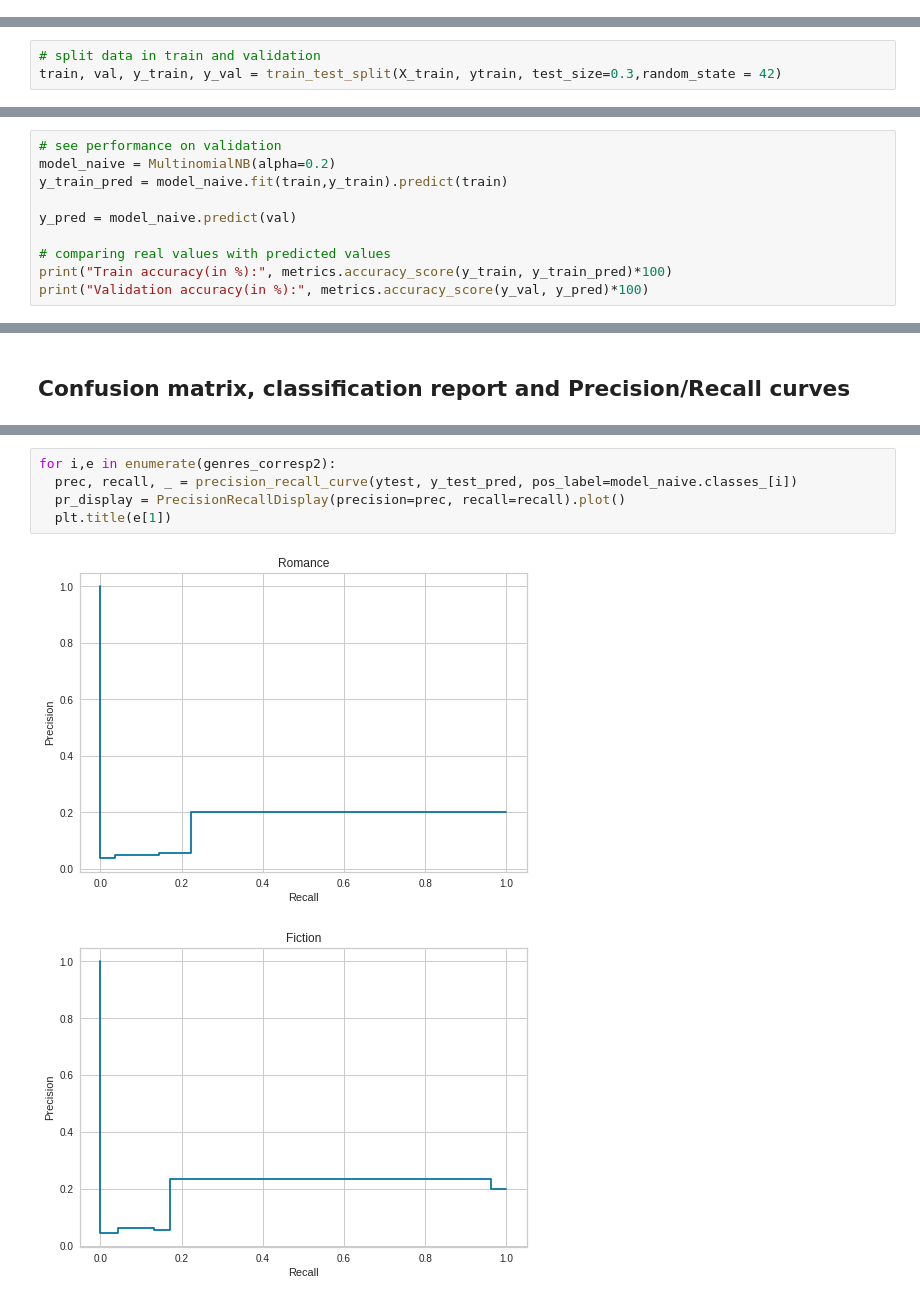
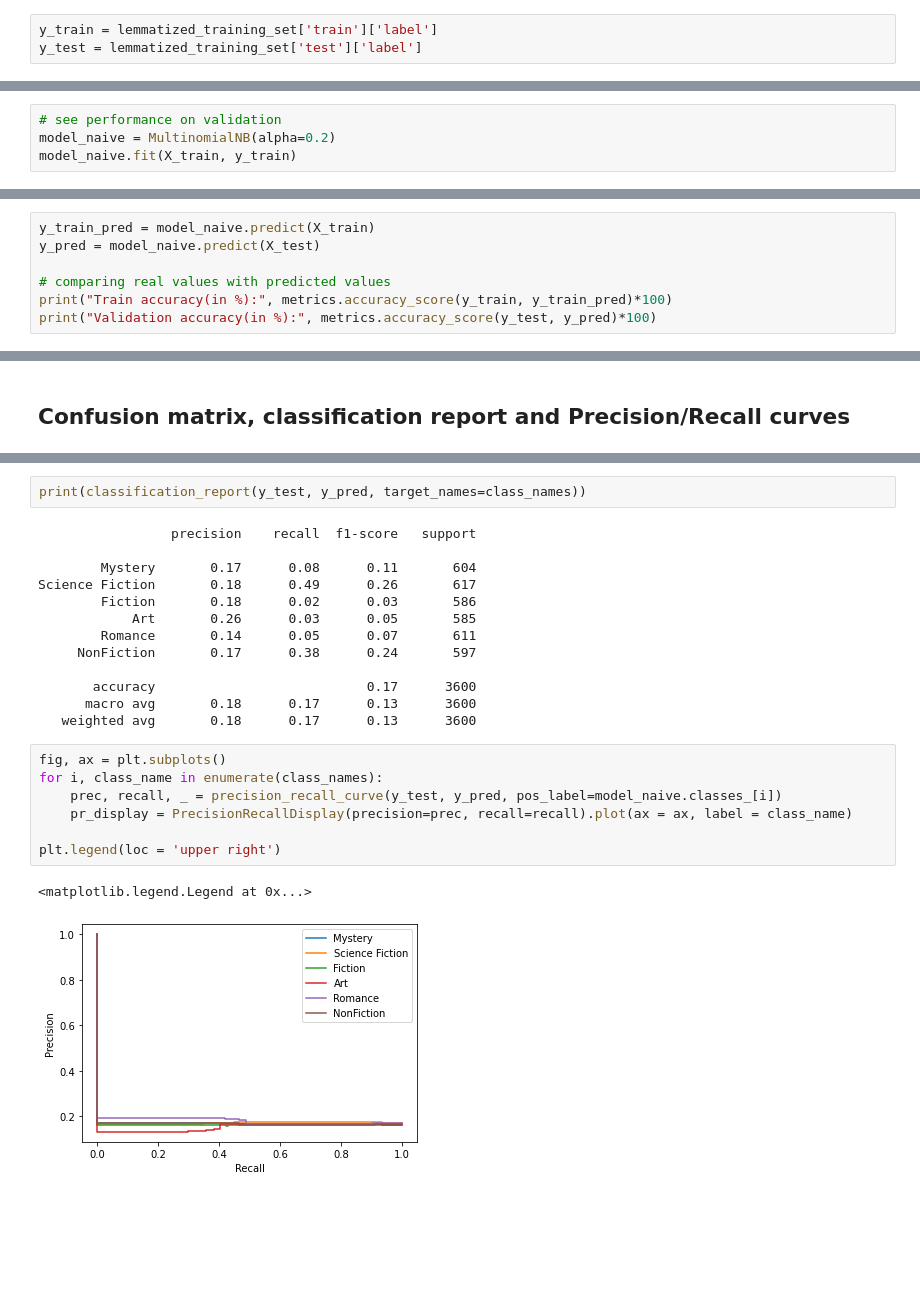
Before and after one commit to lwdovico/goodreads-book-reviews, a Jupyter notebook: Notebooks/03_Classification.ipynb, the cells around one changed output, grey strips where cells are left out. Cells and saved outputs as stored; diff of their text form; blank space fills up the shorter version.

```diff
--- a/Notebooks/03_Classification.ipynb
+++ b/Notebooks/03_Classification.ipynb
@@ -592,5 +445,9 @@ X_test = transformer.fit_transform(X_test).toarray()
+# %%
+y_train = lemmatized_training_set['train']['label']
+y_test = lemmatized_training_set['test']['label']
 # %% [markdown]
 ## Naive Bayes Classifier
-# %%
-# split data in train and validation
-train, val, y_train, y_val = train_test_split(X_train, ytrain, test_size=0.3,random_state = 42)
+# %%
+# see performance on validation
+model_naive = MultinomialNB(alpha=0.2)
+model_naive.fit(X_train, y_train)
@@ -597,11 +456,8 @@ train, val, y_train, y_val = train_test_split(X_train, ytrain, test_size=0.3,ran
 # %%
-# see performance on validation
-model_naive = MultinomialNB(alpha=0.2)
-y_train_pred = model_naive.fit(train,y_train).predict(train)
-
-y_pred = model_naive.predict(val)
+y_train_pred = model_naive.predict(X_train)
+y_pred = model_naive.predict(X_test)
 
 # comparing real values with predicted values
 print("Train accuracy(in %):", metrics.accuracy_score(y_train, y_train_pred)*100)
-print("Validation accuracy(in %):", metrics.accuracy_score(y_val, y_pred)*100)
+print("Validation accuracy(in %):", metrics.accuracy_score(y_test, y_pred)*100)
 # %% [output]
@@ -667,8 +496,25 @@ Science Fiction       0.76      0.89      0.82      2000
+# %%
+print(classification_report(y_test, y_pred, target_names=class_names))
+# %% [output]
+                 precision    recall  f1-score   support
+
+        Mystery       0.17      0.08      0.11       604
+Science Fiction       0.18      0.49      0.26       617
+        Fiction       0.18      0.02      0.03       586
+            Art       0.26      0.03      0.05       585
+        Romance       0.14      0.05      0.07       611
+     NonFiction       0.17      0.38      0.24       597
+
+       accuracy                           0.17      3600
+      macro avg       0.18      0.17      0.13      3600
+   weighted avg       0.18      0.17      0.13      3600
 # %%
-for i,e in enumerate(genres_corresp2):
-  prec, recall, _ = precision_recall_curve(ytest, y_test_pred, pos_label=model_naive.classes_[i])
-  pr_display = PrecisionRecallDisplay(precision=prec, recall=recall).plot()
-  plt.title(e[1])
+fig, ax = plt.subplots()
+for i, class_name in enumerate(class_names):
+    prec, recall, _ = precision_recall_curve(y_test, y_pred, pos_label=model_naive.classes_[i])
+    pr_display = PrecisionRecallDisplay(precision=prec, recall=recall).plot(ax = ax, label = class_name)
+
+plt.legend(loc = 'upper right')
 # %% [output]
+<matplotlib.legend.Legend at 0x...>
-[figure, old version]
+[figure, new version]
-[figure, removed]
```
Also changed, not shown: parts of 53 cells of this notebook.
